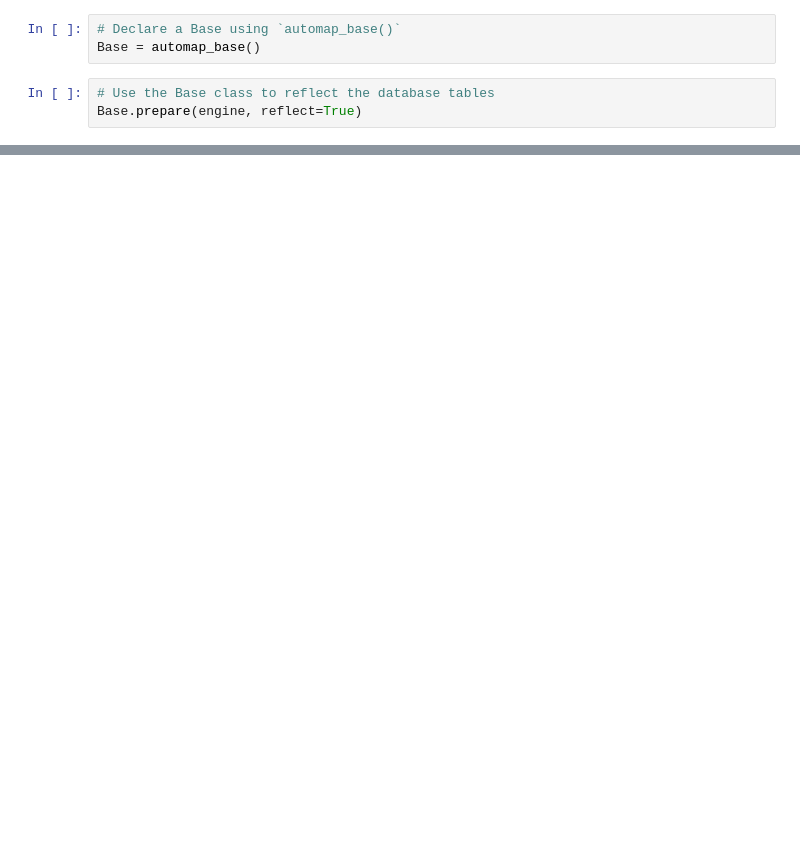
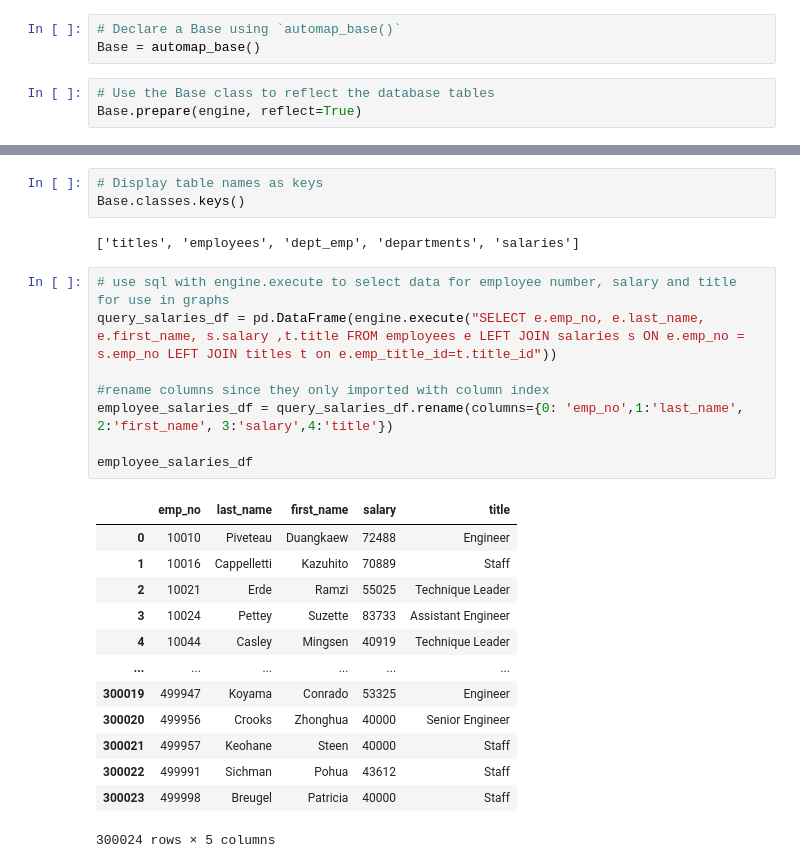
Before and after one commit to joe-m-2020/sql-challenge, a Jupyter notebook: EmployeeSQL/sql_challenge.ipynb, the cells around one changed output, grey strips where cells are left out. Cells and saved outputs as stored; diff of their text form; blank space fills up the shorter version.

```diff
--- a/EmployeeSQL/sql_challenge.ipynb
+++ b/EmployeeSQL/sql_challenge.ipynb
@@ -26,0 +21,27 @@ Base.classes.keys()
+# %%
+# Display table names as keys
+Base.classes.keys()
+# %% [output]
+['titles', 'employees', 'dept_emp', 'departments', 'salaries']
+# %%
+# use sql with engine.execute to select data for employee number, salary and title for use in graphs
+query_salaries_df = pd.DataFrame(engine.execute("SELECT e.emp_no, e.last_name, e.first_name, s.salary ,t.title FROM employees e LEFT JOIN salaries s ON e.emp_no = s.emp_no LEFT JOIN titles t on e.emp_title_id=t.title_id"))
+
+#rename columns since they only imported with column index
+employee_salaries_df = query_salaries_df.rename(columns={0: 'emp_no',1:'last_name', 2:'first_name', 3:'salary',4:'title'})
+
+employee_salaries_df
+# %% [output]
+|  | emp_no | last_name | first_name | salary | title |
+| 0 | 10010 | Piveteau | Duangkaew | 72488 | Engineer |
+| 1 | 10016 | Cappelletti | Kazuhito | 70889 | Staff |
+| 2 | 10021 | Erde | Ramzi | 55025 | Technique Leader |
+| 3 | 10024 | Pettey | Suzette | 83733 | Assistant Engineer |
+| 4 | 10044 | Casley | Mingsen | 40919 | Technique Leader |
+| ... | ... | ... | ... | ... | ... |
+| 300019 | 499947 | Koyama | Conrado | 53325 | Engineer |
+| 300020 | 499956 | Crooks | Zhonghua | 40000 | Senior Engineer |
+| 300021 | 499957 | Keohane | Steen | 40000 | Staff |
+| 300022 | 499991 | Sichman | Pohua | 43612 | Staff |
+| 300023 | 499998 | Breugel | Patricia | 40000 | Staff |
+300024 rows × 5 columns
```
Also changed, not shown: parts of 7 cells of this notebook, 2 other files.
